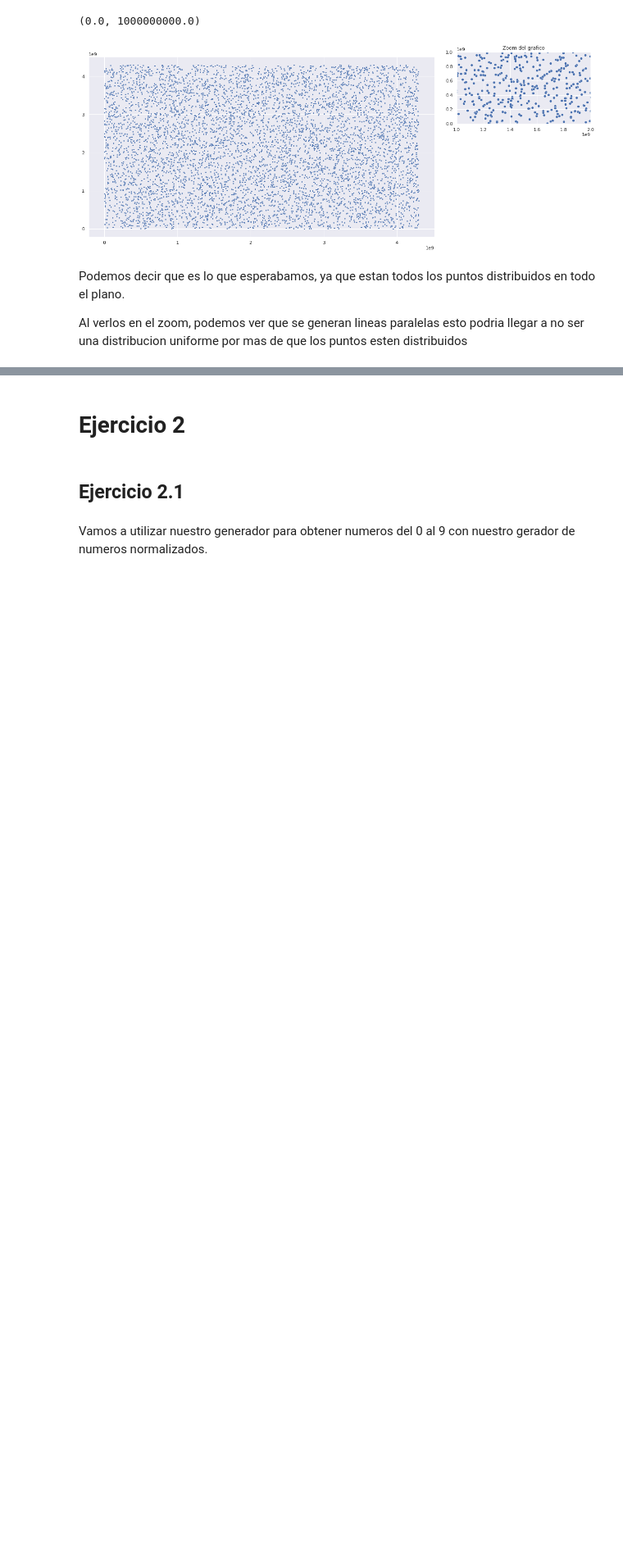
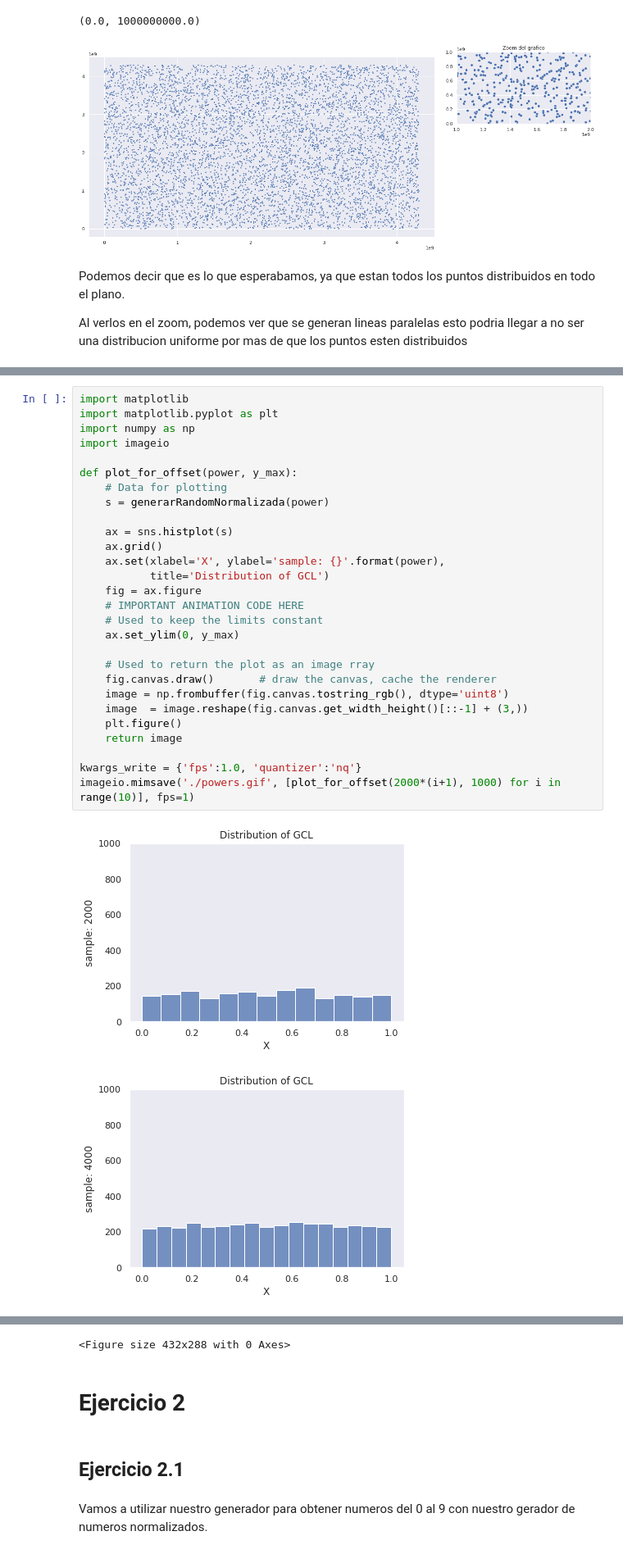
Before and after one commit to mateocapon/simulacion_tp1, a Jupyter notebook: TP1.ipynb, the cells around one changed output, grey strips where cells are left out. Shown at 82% size. Cells and saved outputs as stored; diff of their text form; blank space fills up the shorter version.

```diff
--- a/TP1.ipynb
+++ b/TP1.ipynb
@@ -134,0 +141,31 @@ Simularemos numeros del 0 al 9 para ver si obtenemos numeros simular
+# %%
+import matplotlib
+import matplotlib.pyplot as plt
+import numpy as np
+import imageio
+
+def plot_for_offset(power, y_max):
+    # Data for plotting
+    s = generarRandomNormalizada(power)
+
+    ax = sns.histplot(s)
+    ax.grid()
+    ax.set(xlabel='X', ylabel='sample: {}'.format(power),
+           title='Distribution of GCL')
+    fig = ax.figure
+    # IMPORTANT ANIMATION CODE HERE
+    # Used to keep the limits constant
+    ax.set_ylim(0, y_max)
+
+    # Used to return the plot as an image rray
+    fig.canvas.draw()       # draw the canvas, cache the renderer
+    image = np.frombuffer(fig.canvas.tostring_rgb(), dtype='uint8')
+    image  = image.reshape(fig.canvas.get_width_height()[::-1] + (3,))
+    plt.figure()
+    return image
+
+kwargs_write = {'fps':1.0, 'quantizer':'nq'}
+imageio.mimsave('./powers.gif', [plot_for_offset(2000*(i+1), 1000) for i in range(10)], fps=1)
+# %% [output]
+[figure, added]
+[figure, added]
@@ -135,3 +180,4 @@ Simularemos numeros del 0 al 9 para ver si obtenemos numeros simular
+<Figure size 432x288 with 0 Axes>
 # %% [markdown]
 # Ejercicio 2
 # %% [markdown]
```
Also changed, not shown: parts of 5 cells of this notebook.
